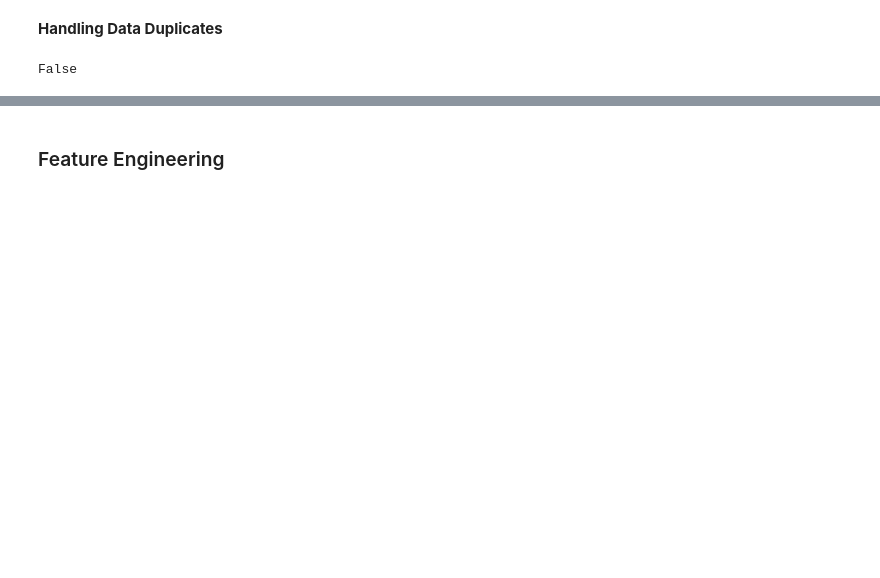
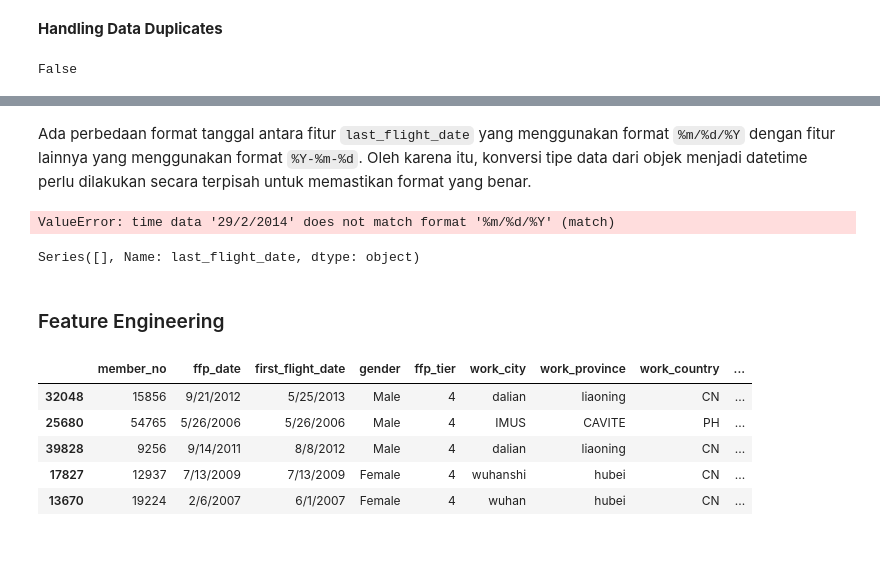
Before and after one commit to mfathul21/airline-customer-value, a Jupyter notebook: Airline_Customer_Segmentation.ipynb, the cells around one changed output, grey strips where cells are left out. Saved outputs shown, nothing was run; the diff lists cells and outputs as text; code cells hidden in the pictures; blank space fills up the shorter version.

```diff
--- a/Airline_Customer_Segmentation.ipynb
+++ b/Airline_Customer_Segmentation.ipynb
@@ -425,2 +443,36 @@ Tidak terdapat data duplikat
+# %% [markdown]
+Ada perbedaan format tanggal antara fitur `last_flight_date` yang menggunakan format `%m/%d/%Y` dengan fitur lainnya yang menggunakan format `%Y-%m-%d`. Oleh karena itu, konversi tipe data dari objek menjadi datetime perlu dilakukan secara terpisah untuk memastikan format yang benar.
+# %%
+cond = airline['last_flight_date'].apply(lambda x: x[-3]) == ':'
+airline.loc[cond, 'last_flight_date'] = airline.loc[cond, 'last_flight_date'].apply(lambda x: x[:9])
+# %%
+airline['last_flight_date'] = pd.to_datetime(airline['last_flight_date'], format='%m/%d/%Y')
+# %% [output]
+ValueError: time data '29/2/2014' does not match format '%m/%d/%Y' (match)
+# %%
+def change_date_format(date_str):
+    # Pisahkan tahun, bulan, dan tanggal menggunakan split
+    year, month, day = date_str.split('/')
+
+    # Ubah urutan menjadi 'tanggal/bulan/tahun'
+    formatted_date = f"{month}/{day}/{year}"
+
+    return formatted_date
+# %%
+cond = airline['last_flight_date'].apply(lambda x: x[-3]) == '/'
+airline.loc[cond, 'last_flight_date'] = airline.loc[cond, 'last_flight_date'].apply(change_date_format)
+# %%
+airline.loc[cond, 'last_flight_date'].apply(change_date_format)
+# %% [output]
+Series([], Name: last_flight_date, dtype: object)
 # %% [markdown]
 ### Feature Engineering
+# %%
+airline.sample(5)
+# %% [output]
+|  | member_no | ffp_date | first_flight_date | gender | ffp_tier | work_city | work_province | work_country | ... |
+| 32048 | 15856 | 9/21/2012 | 5/25/2013 | Male | 4 | dalian | liaoning | CN | ... |
+| 25680 | 54765 | 5/26/2006 | 5/26/2006 | Male | 4 | IMUS | CAVITE | PH | ... |
+| 39828 | 9256 | 9/14/2011 | 8/8/2012 | Male | 4 | dalian | liaoning | CN | ... |
+| 17827 | 12937 | 7/13/2009 | 7/13/2009 | Female | 4 | wuhanshi | hubei | CN | ... |
+| 13670 | 19224 | 2/6/2007 | 6/1/2007 | Female | 4 | wuhan | hubei | CN | ... |
```
Also changed, not shown: parts of 7 cells of this notebook.
